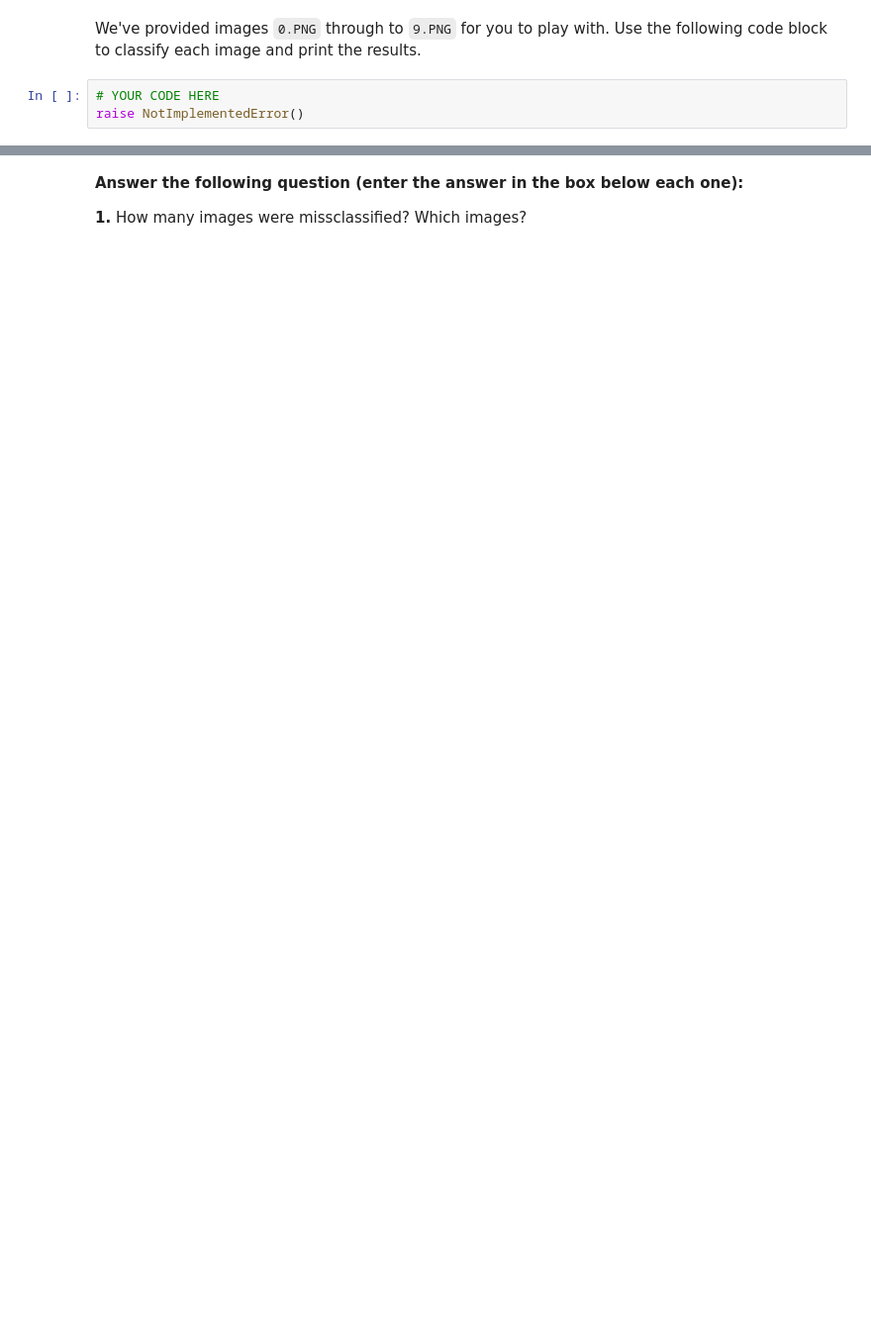
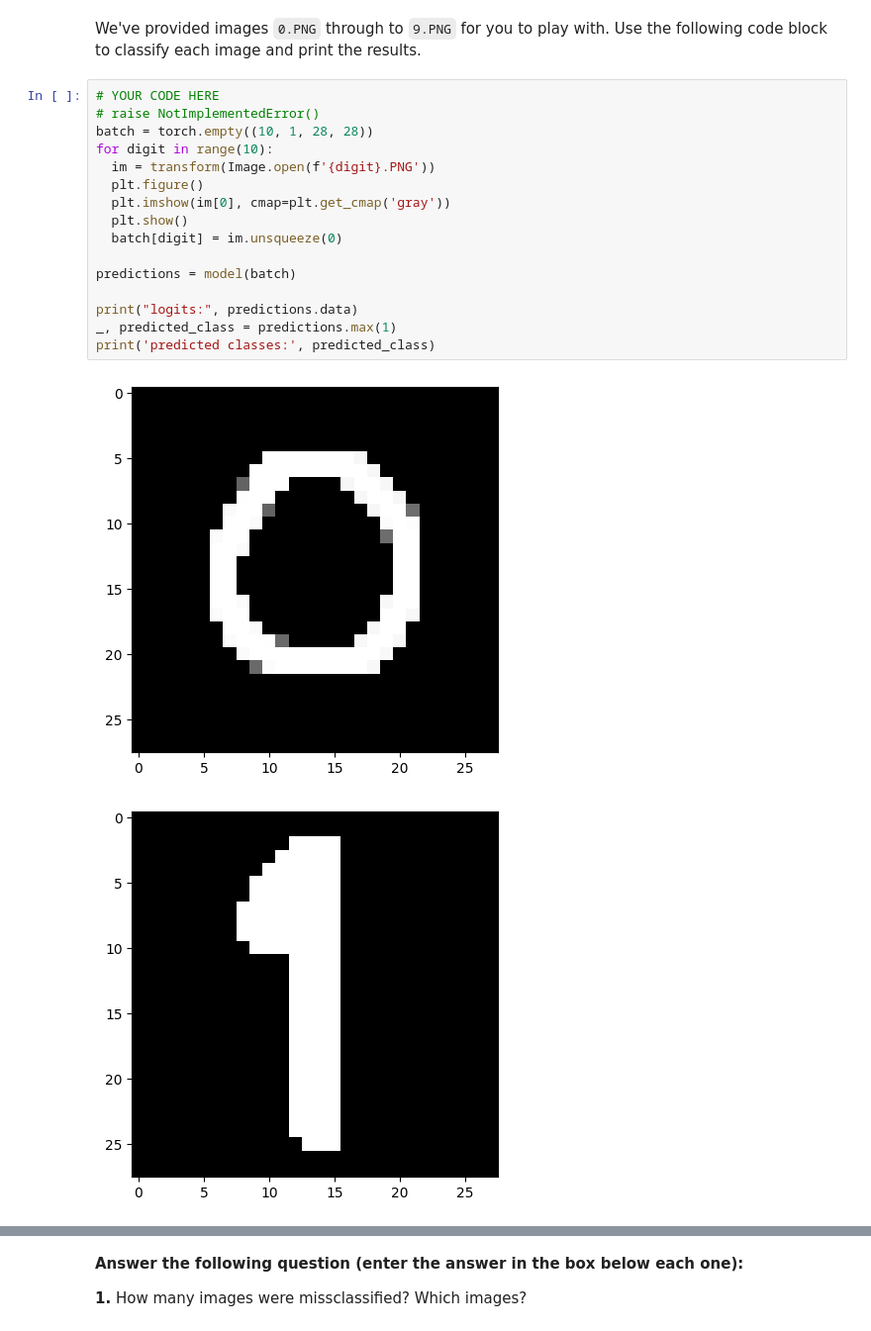
Before and after one commit to AndreiS22/deep_learning_labs, a Jupyter notebook: docs/labs/lab5/5_2_Loading.ipynb, the cells around one changed output, grey strips where cells are left out. Shown at 99% size. Saved outputs shown, nothing was run; the diff lists cells and outputs as text; blank space fills up the shorter version.

Commit message:
Minor corrections made. Finally was able to load pre-built model.

```diff
--- a/docs/labs/lab5/5_2_Loading.ipynb
+++ b/docs/labs/lab5/5_2_Loading.ipynb
@@ -148,5 +161,21 @@ predicted class: 5
 # %% [markdown]
 We've provided images `0.PNG` through to `9.PNG` for you to play with. Use the following code block to classify each image and print the results.
-# %%
-# YOUR CODE HERE
-raise NotImplementedError()
+# %%
+# YOUR CODE HERE
+# raise NotImplementedError()
+batch = torch.empty((10, 1, 28, 28))
+for digit in range(10):
+  im = transform(Image.open(f'{digit}.PNG'))
+  plt.figure()
+  plt.imshow(im[0], cmap=plt.get_cmap('gray'))
+  plt.show()
+  batch[digit] = im.unsqueeze(0)
+
+predictions = model(batch)
+
+print("logits:", predictions.data)
+_, predicted_class = predictions.max(1)
+print('predicted classes:', predicted_class)
+# %% [output]
+[figure, added]
+[figure, added]
```
Also changed, not shown: parts of 6 cells of this notebook.
